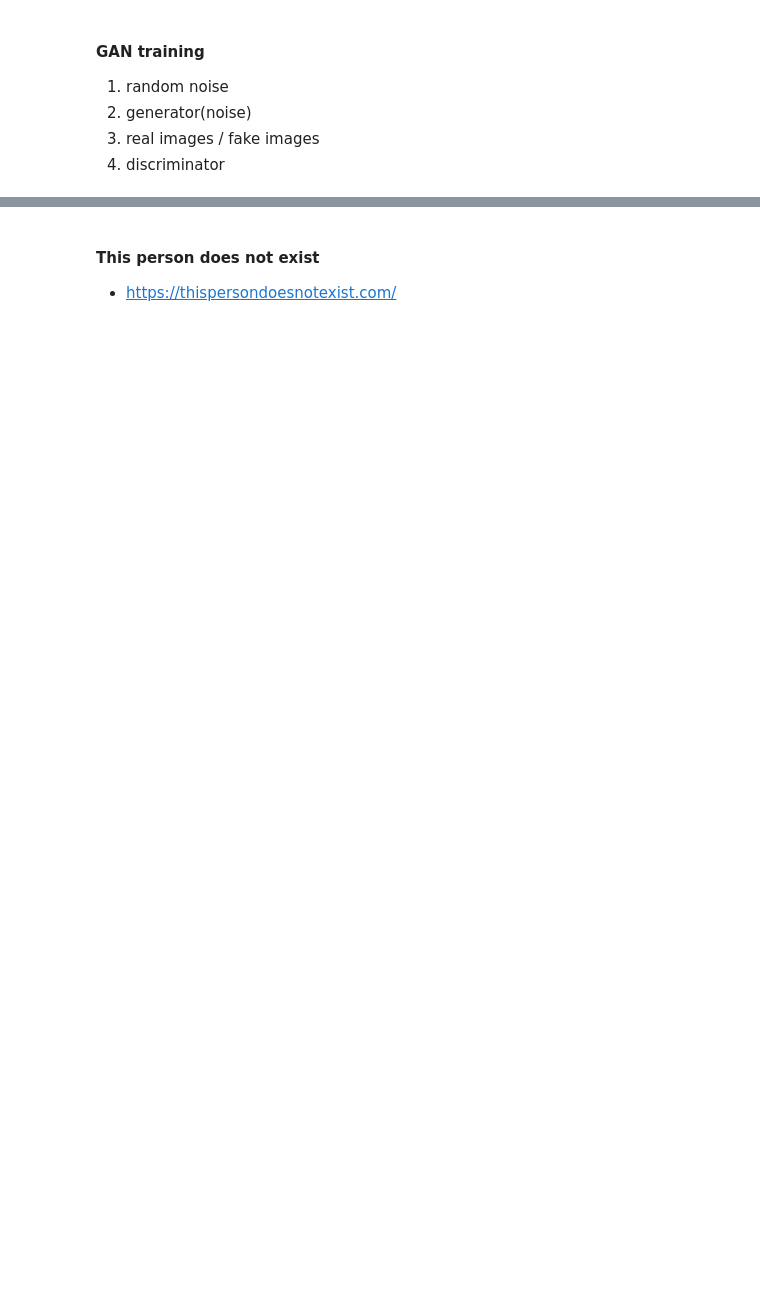
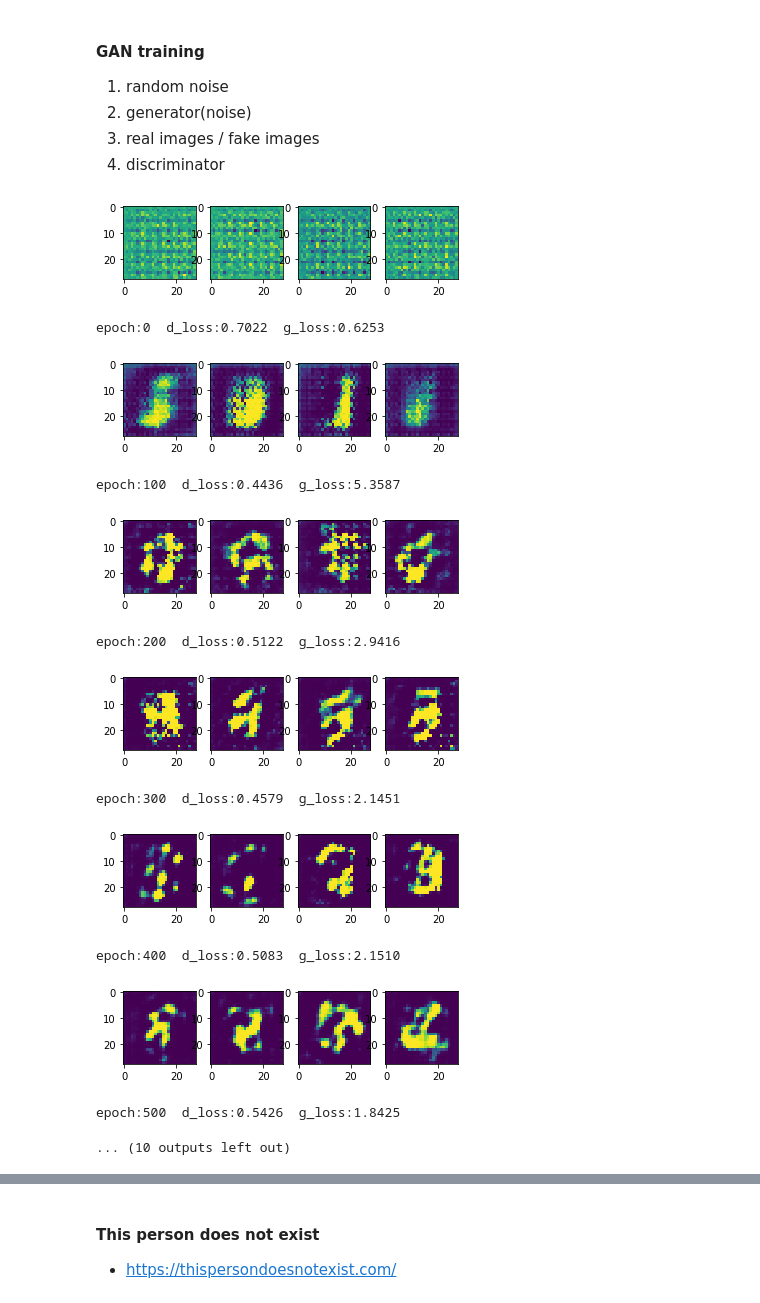
Before and after one commit to bjmin/bmin_comphys, a Jupyter notebook: ml/ml12/mlphys12-2.ipynb, the cells around one changed output, grey strips where cells are left out. Cells and saved outputs as stored; diff of their text form; code cells hidden in the pictures; blank space fills up the shorter version.

```diff
--- a/ml/ml12/mlphys12-2.ipynb
+++ b/ml/ml12/mlphys12-2.ipynb
@@ -167,9 +167,23 @@ def gan_train(epochs, batch_size):
             plt.show()
             print('epoch:%d' % i, ' d_loss:%.4f' % d_loss, ' g_loss:%.4f' % g_loss)
 # %%
-epochs = 1001
+epochs = 3001
 batch_size = 64
 gan_train(epochs,batch_size)
+# %% [output]
+[figure, added]
+epoch:0  d_loss:0.7022  g_loss:0.6253
+[figure, added]
+epoch:100  d_loss:0.4436  g_loss:5.3587
+[figure, added]
+epoch:200  d_loss:0.5122  g_loss:2.9416
+[figure, added]
+epoch:300  d_loss:0.4579  g_loss:2.1451
+[figure, added]
+epoch:400  d_loss:0.5083  g_loss:2.1510
+[figure, added]
+epoch:500  d_loss:0.5426  g_loss:1.8425
+... (10 outputs left out)
 # %%
 noise = np.random.normal(0,1,(batch_size,latent_dim))
 im=generator.predict(noise)
```
Also changed, not shown: parts of 4 cells of this notebook.
